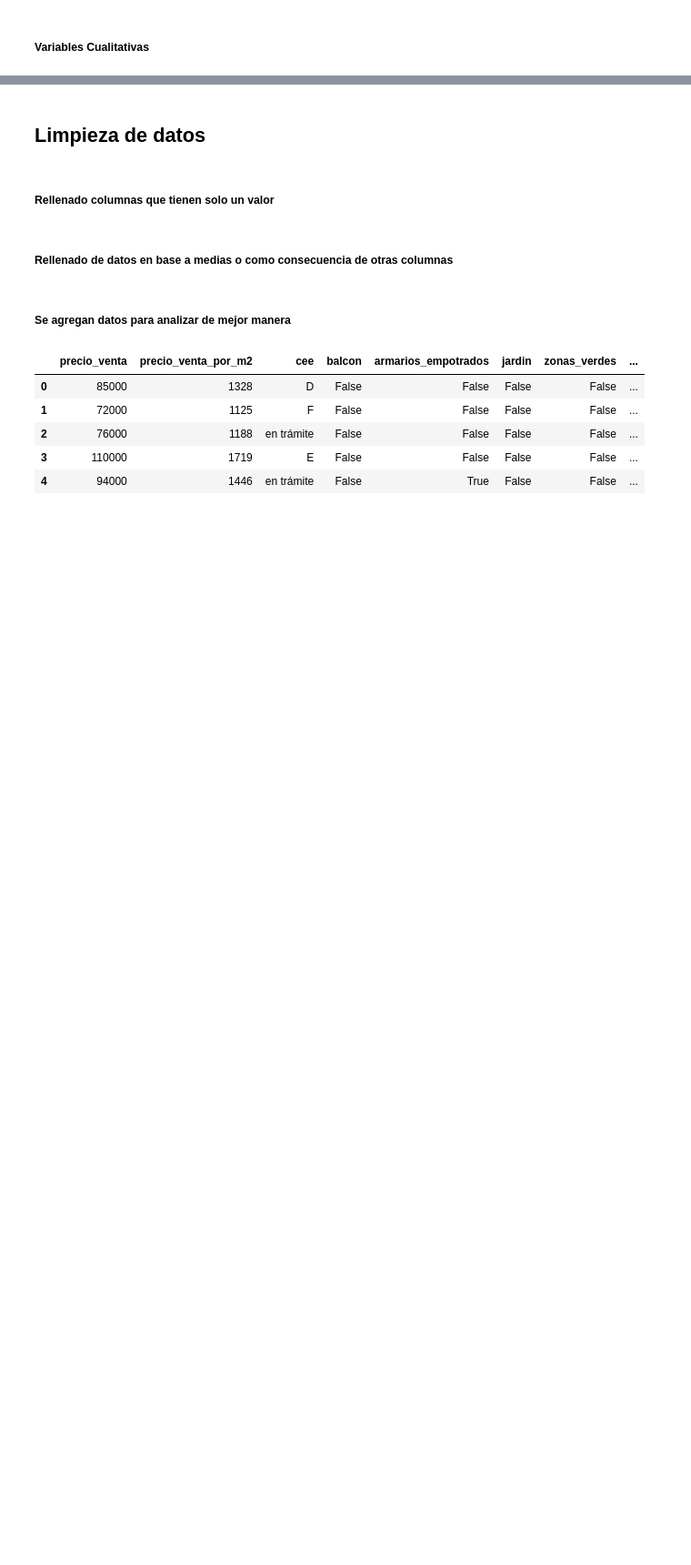
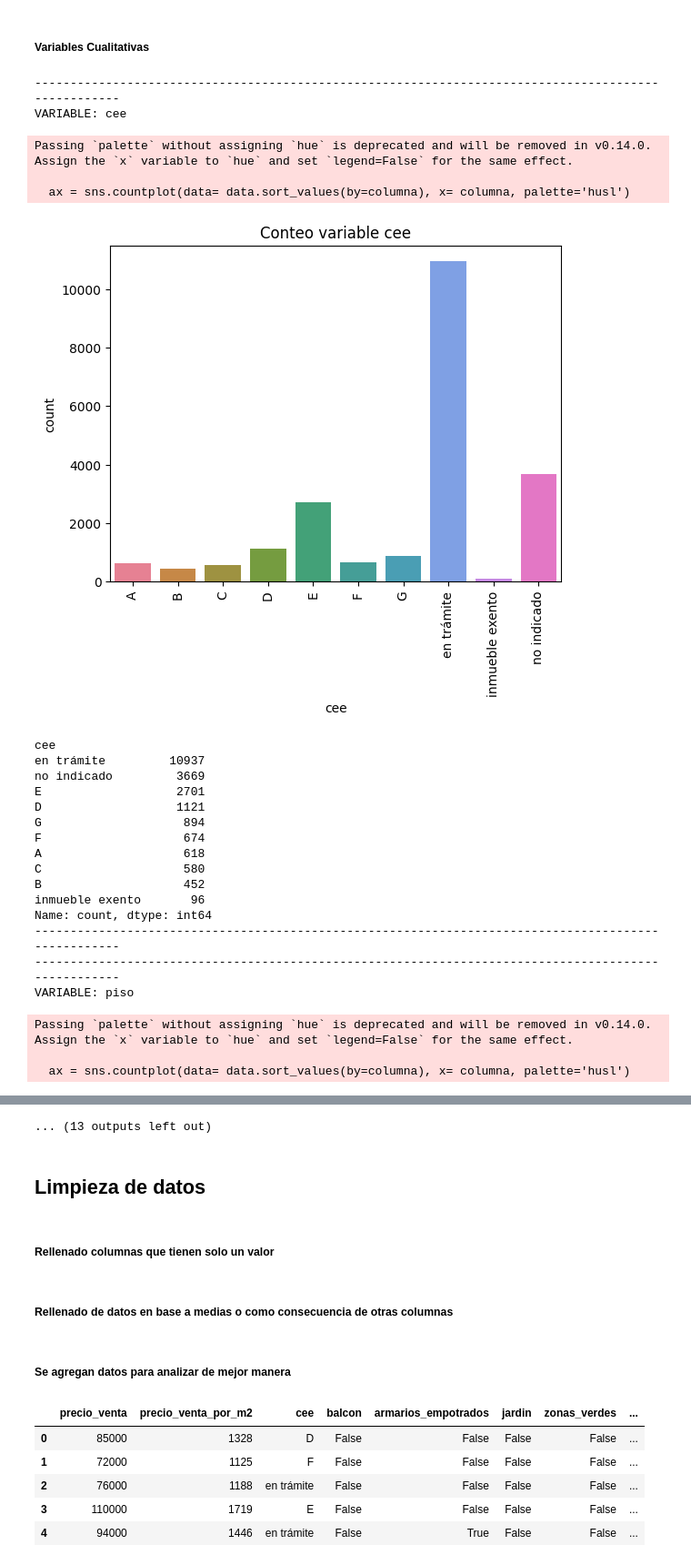
Before and after one commit to mariaortizz/EDA_Viviendas_Madrid, a Jupyter notebook: src/notebook.ipynb, the cells around one changed output, grey strips where cells are left out. Shown at 91% size. Cells and saved outputs as stored; diff of their text form; code cells hidden in the pictures; blank space fills up the shorter version.

```diff
--- a/src/notebook.ipynb
+++ b/src/notebook.ipynb
@@ -90,4 +133,29 @@ df_cuant.describe().round()
 # %%
 df_cual = df.select_dtypes(exclude= 'number')
 # %%
-# f.graficos_variables_cualit(df_cual)
+f.graficos_variables_cualit(df_cual)
+# %% [output]
+----------------------------------------------------------------------------------------------------
+VARIABLE: cee
+Passing `palette` without assigning `hue` is deprecated and will be removed in v0.14.0. Assign the `x` variable to `hue` and set `legend=False` for the same effect.
+
+  ax = sns.countplot(data= data.sort_values(by=columna), x= columna, palette='husl')
+[figure, added]
+cee
+en trámite         10937
+no indicado         3669
+E                   2701
+D                   1121
+G                    894
+F                    674
+A                    618
+C                    580
+B                    452
+inmueble exento       96
+Name: count, dtype: int64
+----------------------------------------------------------------------------------------------------
+----------------------------------------------------------------------------------------------------
+VARIABLE: piso
+Passing `palette` without assigning `hue` is deprecated and will be removed in v0.14.0. Assign the `x` variable to `hue` and set `legend=False` for the same effect.
+
+  ax = sns.countplot(data= data.sort_values(by=columna), x= columna, palette='husl')
@@ -94,3 +205,4 @@ df_cual = df.select_dtypes(exclude= 'number')
+... (13 outputs left out)
 # %% [markdown]
 ## Limpieza de datos
 # %%
```
Also changed, not shown: parts of 2 cells of this notebook.
